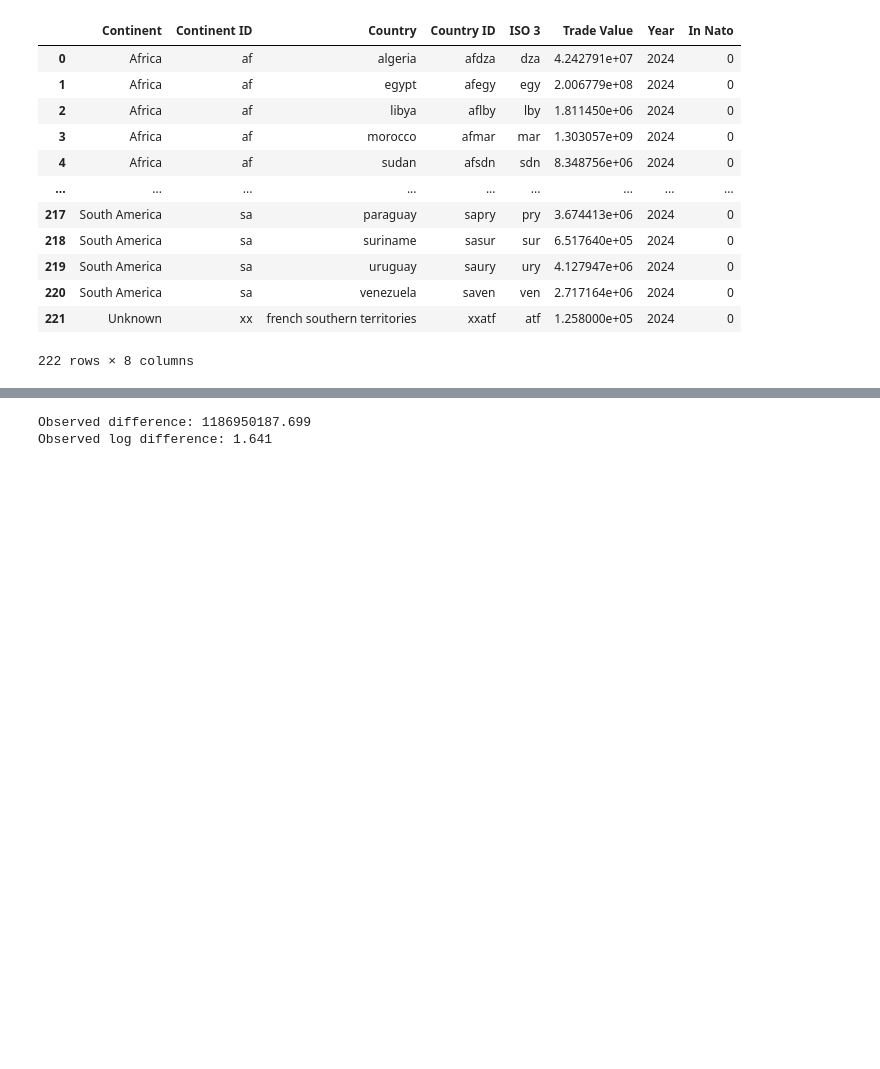
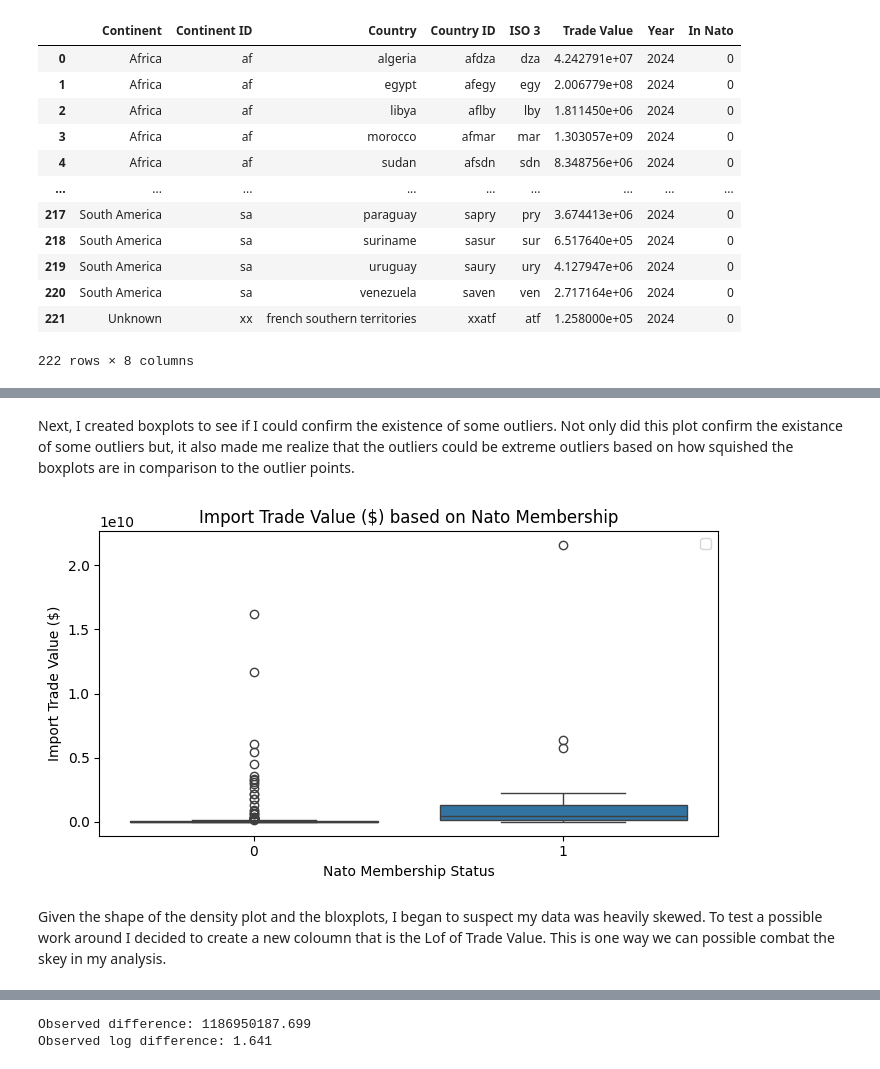
Before and after one commit to past6301/final-project-631, a Jupyter notebook: hypothesis-test-assignment.ipynb, the cells around one changed output, grey strips where cells are left out. Saved outputs shown, nothing was run; the diff lists cells and outputs as text; code cells hidden in the pictures; blank space fills up the shorter version.

```diff
--- a/hypothesis-test-assignment.ipynb
+++ b/hypothesis-test-assignment.ipynb
@@ -51,2 +95,17 @@ plt.show()
+# %% [markdown]
+Next, I created boxplots to see if I could confirm the existence of some outliers. Not only did this plot confirm the existance of some outliers but, it also made me realize that the outliers could be extreme outliers based on how squished the boxplots are in comparison to the outlier points.
+# %%
+fig, ax = plt.subplots(figsize=(7, 4))
+sns.boxplot(data=semiconductors, x='In Nato', y='Trade Value', ax=ax)
+ax.set_xlabel('Nato Membership Status')
+ax.set_ylabel('Import Trade Value ($)')
+ax.set_title('Import Trade Value ($) based on Nato Membership')
+ax.legend()
+plt.tight_layout()
+plt.show()
+# %% [output]
+[figure, added]
+# %% [markdown]
+Given the shape of the density plot and the bloxplots, I began to suspect my data was heavily skewed. To test a possible work around I decided to create a new coloumn that is the Lof of Trade Value. This is one way we can possible combat the skey in my analysis.
 # %%
 semiconductors['Log Trade Value'] = np.log10(semiconductors['Trade Value'])
```
Also changed, not shown: parts of 24 cells of this notebook, 1 other file.
